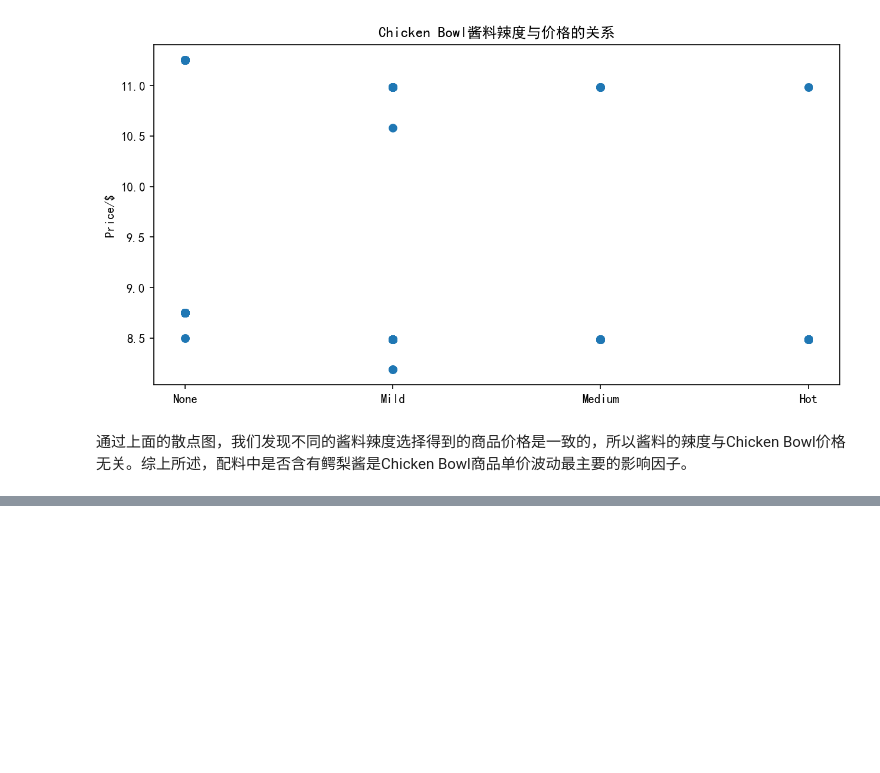
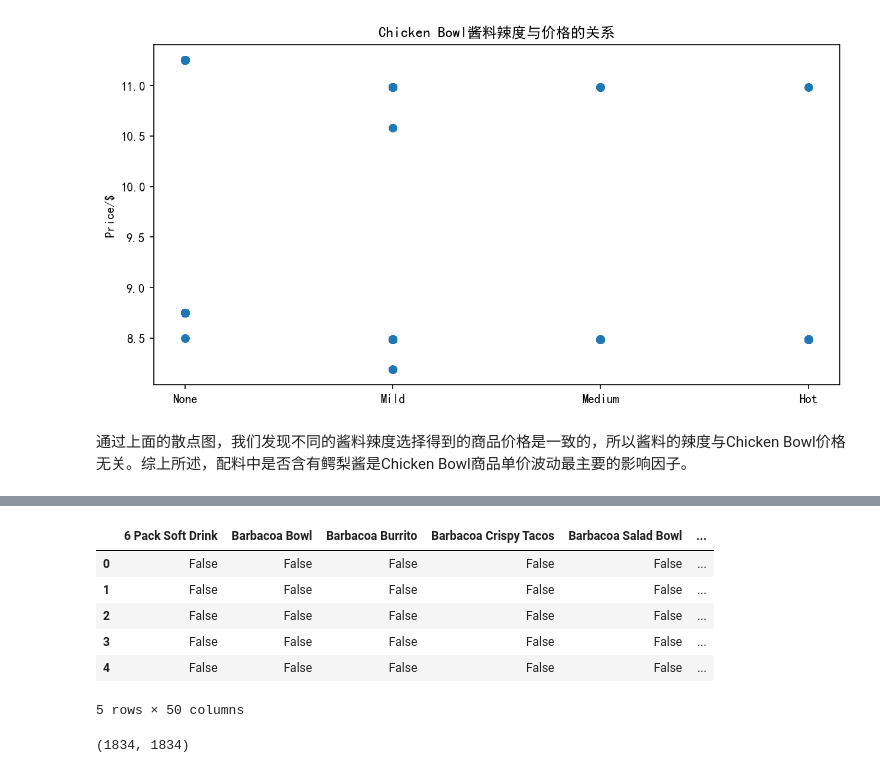
Before and after one commit to PentyYang/Data-Analysis, a Jupyter notebook: Projects/探索Chipotle快餐数据.ipynb, the cells around one changed output, grey strips where cells are left out. Saved outputs shown, nothing was run; the diff lists cells and outputs as text; code cells hidden in the pictures; blank space fills up the shorter version.

```diff
--- a/Projects/探索Chipotle快餐数据.ipynb
+++ b/Projects/探索Chipotle快餐数据.ipynb
@@ -450,0 +471,18 @@ plt.show()
+# %%
+#将列表转换成矩阵
+te = TransactionEncoder()
+te_ary = te.fit_transform(transactions)
+te_df = pd.DataFrame(te_ary, columns=te.columns_)
+te_df.head()
+# %% [output]
+|  | 6 Pack Soft Drink | Barbacoa Bowl | Barbacoa Burrito | Barbacoa Crispy Tacos | Barbacoa Salad Bowl | ... |
+| 0 | False | False | False | False | False | ... |
+| 1 | False | False | False | False | False | ... |
+| 2 | False | False | False | False | False | ... |
+| 3 | False | False | False | False | False | ... |
+| 4 | False | False | False | False | False | ... |
+5 rows × 50 columns
+# %%
+len(transactions),len(te_df)
+# %% [output]
+(1834, 1834)
```
Also changed, not shown: parts of 6 cells of this notebook.
